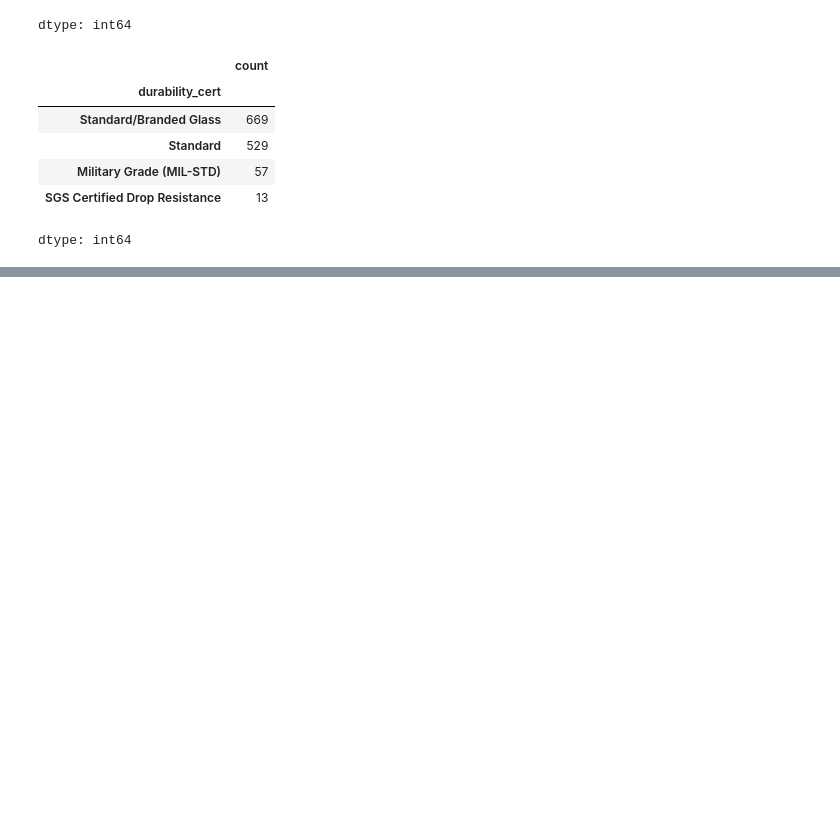
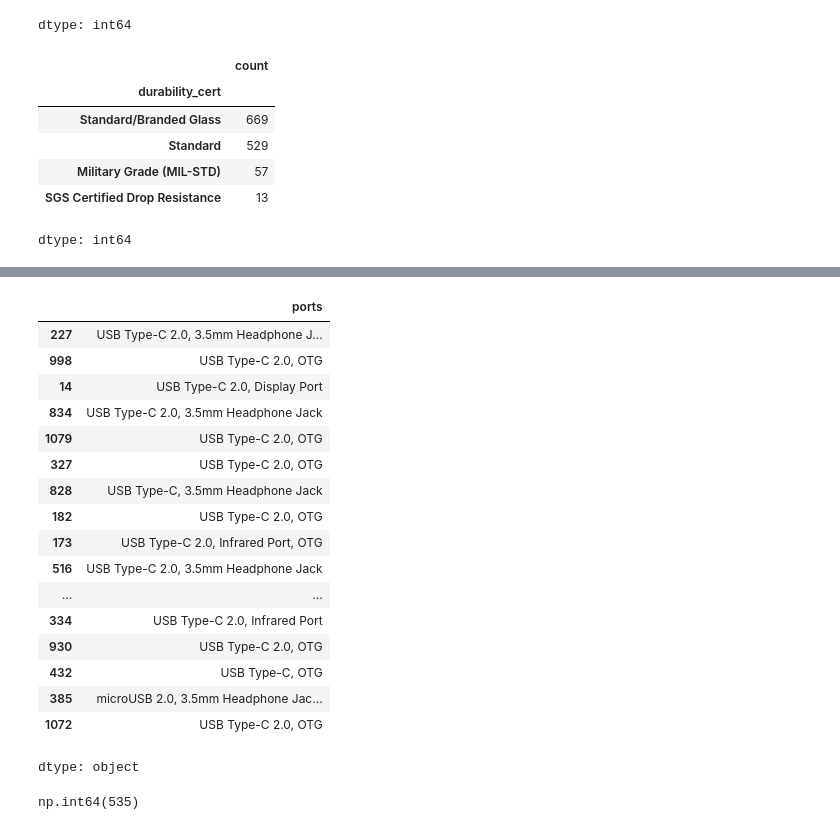
Before and after one commit to rajeshxdatascience/SpecLens-AI, a Jupyter notebook: SpecLens_AI_Data_Engineering.ipynb, the cells around one changed output, grey strips where cells are left out. Drawn from its saved outputs; the diff is of its cells as text; code cells hidden in the pictures; blank space fills up the shorter version.

```diff
--- a/SpecLens_AI_Data_Engineering.ipynb
+++ b/SpecLens_AI_Data_Engineering.ipynb
@@ -2333,0 +2354,25 @@ dtype: int64
+# %%
+df['ports'].sample(20)
+# %% [output]
+|  | ports |
+| 227 | USB Type-C 2.0, 3.5mm Headphone J... |
+| 998 | USB Type-C 2.0, OTG |
+| 14 | USB Type-C 2.0, Display Port |
+| 834 | USB Type-C 2.0, 3.5mm Headphone Jack |
+| 1079 | USB Type-C 2.0, OTG |
+| 327 | USB Type-C 2.0, OTG |
+| 828 | USB Type-C, 3.5mm Headphone Jack |
+| 182 | USB Type-C 2.0, OTG |
+| 173 | USB Type-C 2.0, Infrared Port, OTG |
+| 516 | USB Type-C 2.0, 3.5mm Headphone Jack |
+| ... | ... |
+| 334 | USB Type-C 2.0, Infrared Port |
+| 930 | USB Type-C 2.0, OTG |
+| 432 | USB Type-C, OTG |
+| 385 | microUSB 2.0, 3.5mm Headphone Jac... |
+| 1072 | USB Type-C 2.0, OTG |
+dtype: object
+# %%
+df['ports'].str.contains('3.5mm').sum()
+# %% [output]
+np.int64(535)
```
Also changed, not shown: parts of 25 cells of this notebook.
